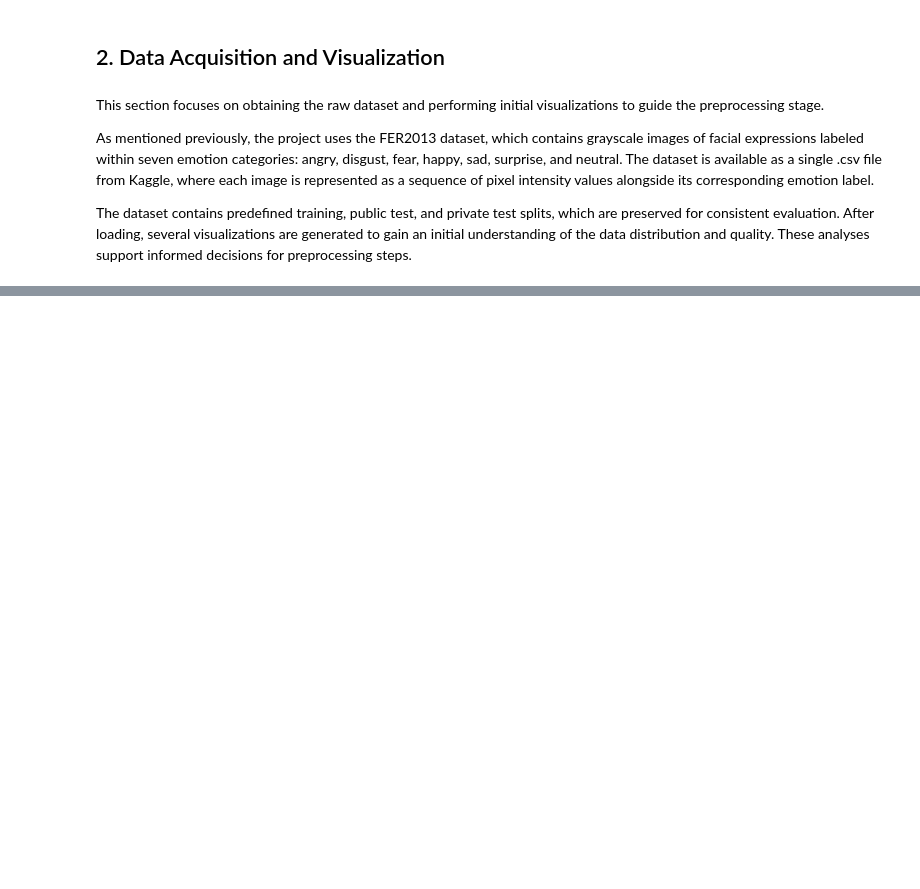
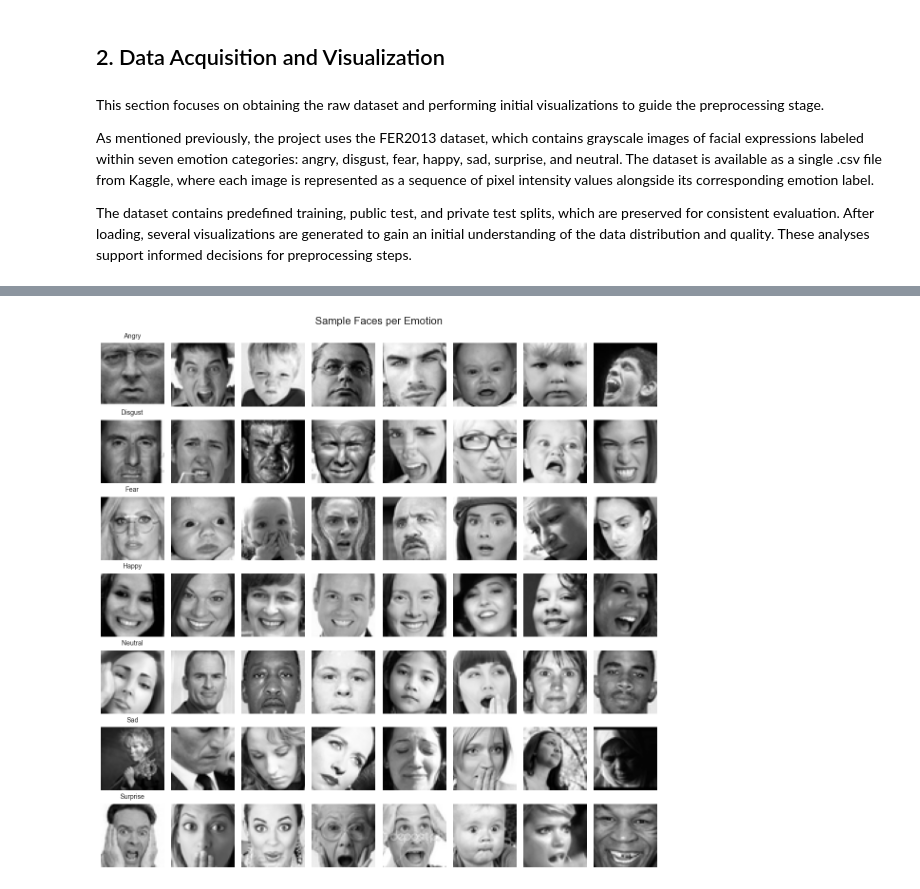
Before and after one commit to Pabloherreroo/Facial-Expression-Recognition_UsingML, a Jupyter notebook: group40_emotion_recognition.ipynb, the cells around one changed output, grey strips where cells are left out. Cells and saved outputs as stored; diff of their text form; code cells hidden in the pictures; blank space fills up the shorter version.

```diff
--- a/group40_emotion_recognition.ipynb
+++ b/group40_emotion_recognition.ipynb
@@ -93,0 +114,15 @@ plt.show()
+# %%
+fig, axes = plt.subplots(7, 8, figsize=(12, 12))
+fig.suptitle("Sample Faces per Emotion", fontsize=16)
+for i, (emotion, group) in enumerate(df.groupby('emotion_label')):
+    samples = group.sample(8, random_state=42)
+    for j, pixels in enumerate(samples['pixels']):
+        img = np.array(pixels.split(), dtype='uint8').reshape(48, 48)
+        axes[i, j].imshow(img, cmap='gray')
+        axes[i, j].axis('off')
+        if j == 0:
+            axes[i, j].set_title(emotion, fontsize=10, pad=8)
+plt.tight_layout(rect=[0, 0, 1, 0.99])
+plt.show()
+# %% [output]
+[figure, added]
```
Also changed, not shown: parts of 24 cells of this notebook.
